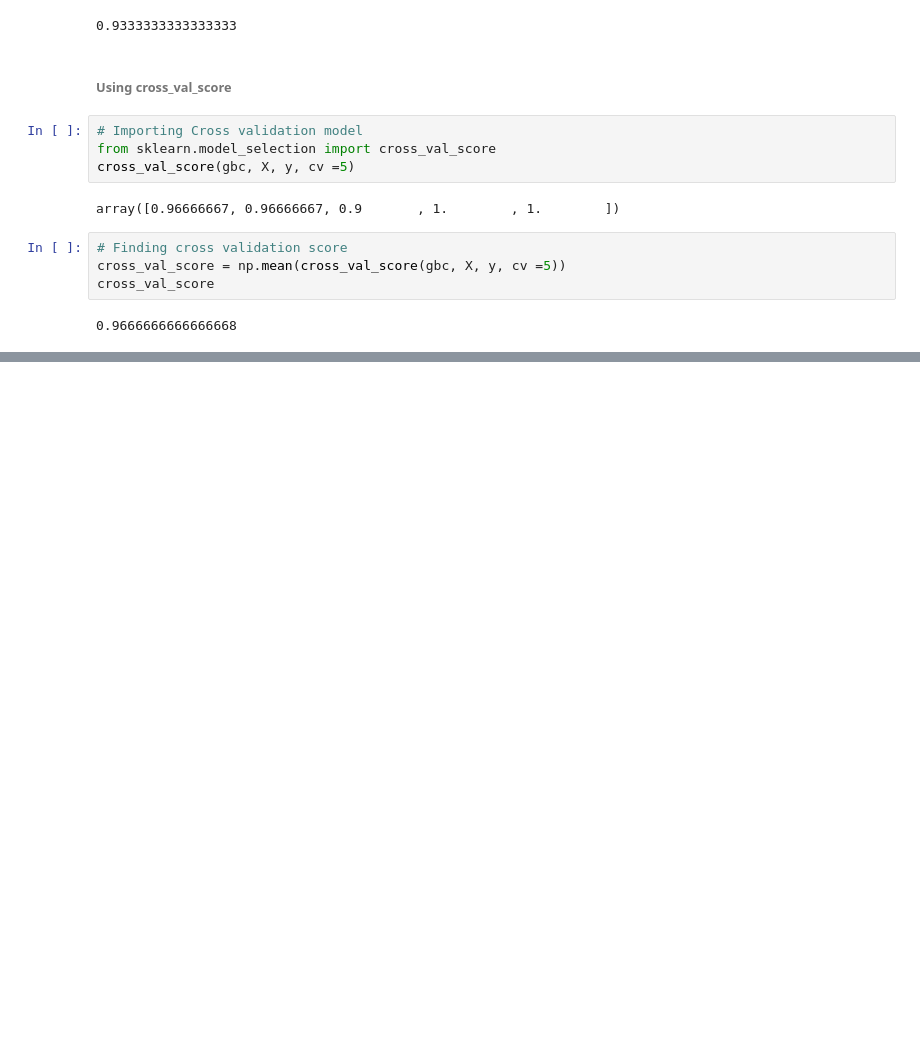
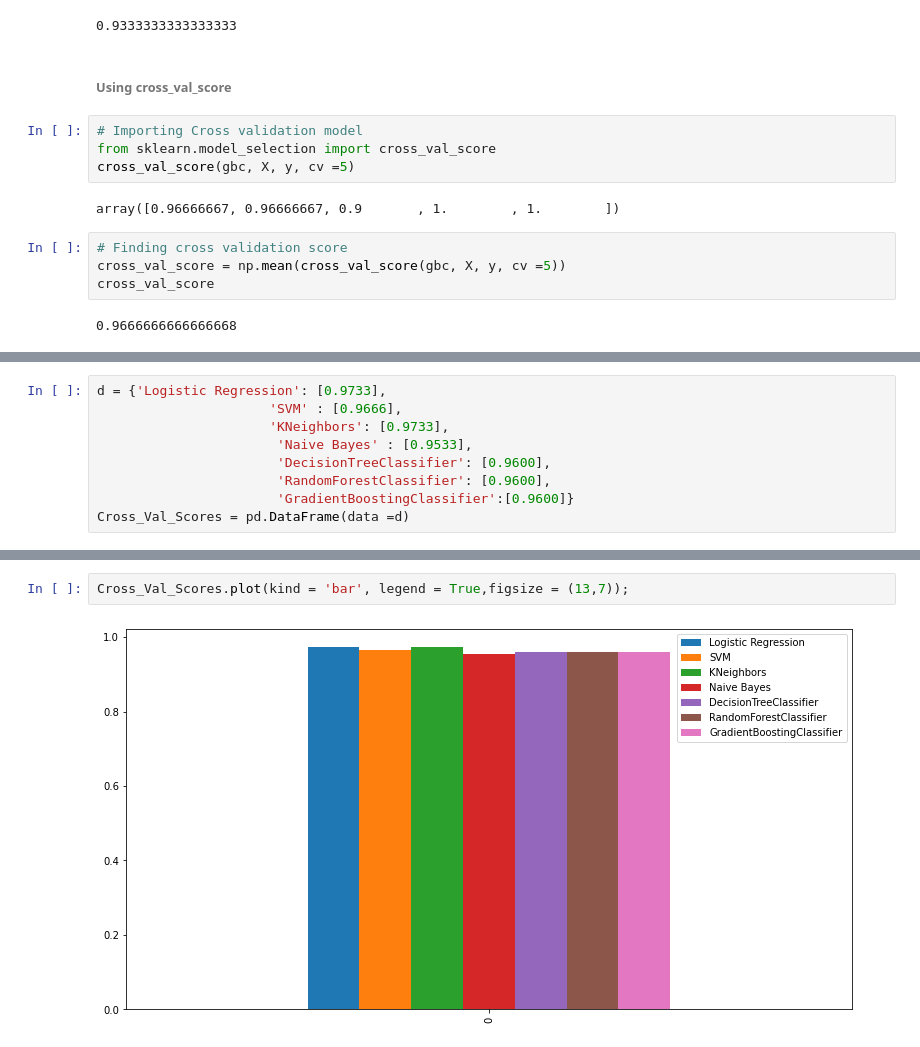
Before and after one commit to GKPSingh/Iris-Predictor-Model, a Jupyter notebook: Iris Predictor.ipynb, the cells around one changed output, grey strips where cells are left out. Cells and saved outputs as stored; diff of their text form; blank space fills up the shorter version.

```diff
--- a/Iris Predictor.ipynb
+++ b/Iris Predictor.ipynb
@@ -1060,0 +1053,9 @@ cross_val_score
+# %%
+d = {'Logistic Regression': [0.9733],
+                      'SVM' : [0.9666],
+                      'KNeighbors': [0.9733],
+                       'Naive Bayes' : [0.9533],
+                       'DecisionTreeClassifier': [0.9600],
+                       'RandomForestClassifier': [0.9600],
+                       'GradientBoostingClassifier':[0.9600]}
+Cross_Val_Scores = pd.DataFrame(data =d)
@@ -1060,0 +1073,4 @@ cross_val_score
+# %%
+Cross_Val_Scores.plot(kind = 'bar', legend = True,figsize = (13,7));
+# %% [output]
+[figure, added]
```
Also changed, not shown: parts of 52 cells of this notebook.
